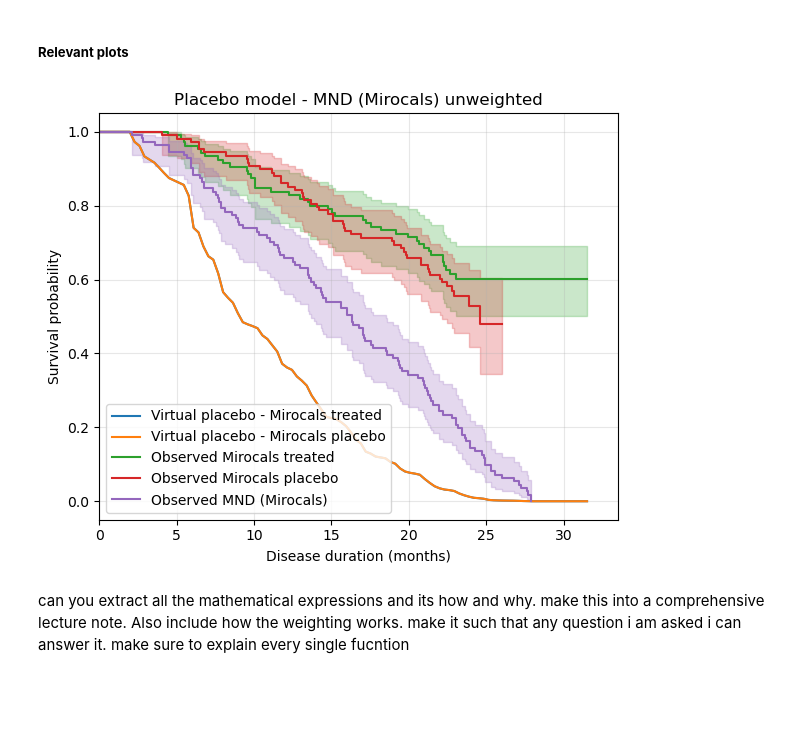
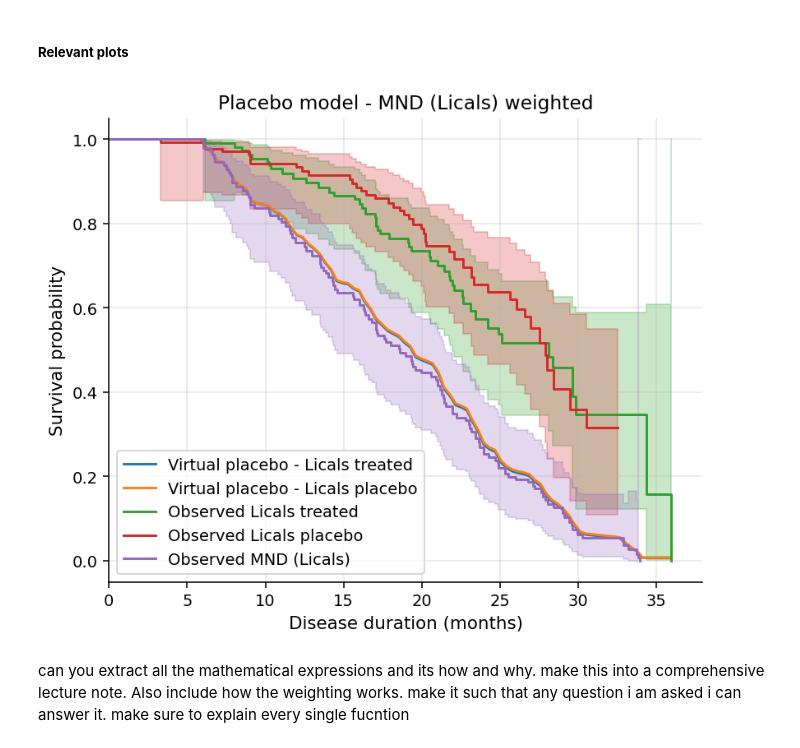
Before and after one commit to Uzoemeka/All_ALS_Data, a Jupyter notebook: 8.3_Using_only_cox_ph_model_with_weight_options.ipynb, the cells around one changed output. Cells and saved outputs as stored; diff of their text form; code cells hidden in the pictures; blank space fills up the shorter version.

```diff
--- a/8.3_Using_only_cox_ph_model_with_weight_options.ipynb
+++ b/8.3_Using_only_cox_ph_model_with_weight_options.ipynb
@@ -580,7 +596,7 @@ def log_transform_and_standardize_columns(df, cols):
         df[col + '_std'] = (df[col] - df[col].mean()) / df[col].std()
     return df
 
-cols_to_transform = ['Disease_DurationD', 'Diagnostic_Delay', 'Enrollment_Delay']
+cols_to_transform = ['Disease_DurationD', 'Diagnostic_Delay', 'Enrollment_Delay', 'slope']
 
 comb_mnd_lica_trt = log_transform_and_standardize_columns(comb_mnd_lica_trt, cols_to_transform)
 comb_mnd_miro_trt = log_transform_and_standardize_columns(comb_mnd_miro_trt, cols_to_transform)
@@ -672,12 +920,12 @@ df_mnd_miro_trt.head(2)
 # %%
 # create side-by-side plot
-fig, ax = plt.subplots(figsize=(5, 5))
+# fig, ax = plt.subplots(figsize=(4,4))
 
-# --- Plot 1: KDE plot ---
-sns.kdeplot(data=df_mnd_lica_trt, x='Enrollment_Delay', hue='data', fill=True, alpha=0.5, palette='Set1', ax=ax)
-ax.set_title("Clinical Trials Grouping of Survival Times")
-ax.set_xlabel("Survival Time (Months)")
-ax.set_ylabel("Density")
-# ax.legend(title="Clinical Trials Cluster")
-plt.tight_layout()
-plt.show()
+# # --- Plot 1: KDE plot ---
+# sns.kdeplot(data=df_mnd_lica_trt, x='Enrollment_Delay', hue='data', fill=True, alpha=0.5, palette='Set1', ax=ax)
+# ax.set_title("Clinical Trials Grouping of Survival Times")
+# ax.set_xlabel("Survival Time (Months)")
+# ax.set_ylabel("Density")
+# # ax.legend(title="Clinical Trials Cluster")
+# plt.tight_layout()
+# plt.show()
@@ -2409,13 +2655,13 @@ def plot_virtual_placebo_vs_treated_and_placebo(
 # %%
 # df_mnd_lica_trt.info()
 # %%
-popn_pla = df_mnd_miro_trt[df_mnd_miro_trt['Study_Arm_Placebo'] == 1].copy()
+popn_pla = df_mnd_lica_trt[df_mnd_lica_trt['Study_Arm_Placebo'] == 1].copy()
 
-covariates = ["Age", "Sex_Male", "Diagnostic_Delay", "Onset_Limb", 'Enrollment_Delay']
-forced_vars = ["Age", "Sex_Male", "Diagnostic_Delay", "Onset_Limb", 'Enrollment_Delay']
+covariates = ["Age", "Sex_Male", "Diagnostic_Delay", "Onset_Limb", 'slope']
+forced_vars = ["Age", "Sex_Male", "Diagnostic_Delay", "Onset_Limb", 'slope']
 
 t0_months = 20
-n_boot_full_strategy = 100
+n_boot_full_strategy = 10
 seed_rand = 4
 
 weight_col = None
@@ -2449,6 +2700,6 @@ Name: count, dtype: int64
 # %%
-trial_trt = df_mnd_miro_trt[df_mnd_miro_trt["Study_Arm_Placebo"] == 0].copy()
-trial_pla = df_mnd_miro_pla[df_mnd_miro_pla['data'] == "miro0_pla"].copy()
+trial_trt = df_mnd_lica_trt[df_mnd_lica_trt["Study_Arm_Placebo"] == 0].copy()
+trial_pla = df_mnd_lica_pla[df_mnd_lica_pla['data'] == "lical0_pla"].copy()
 
 ext = prep_df(trial_pla, covariates, weight_col=weight_col)
 
@@ -2533,40 +2785,40 @@ trial_placebo_df = prep_df(trial_pla.copy(), covariates, weight_col=weight_col)
 reg_placebo_df = prep_df(popn_pla.copy(), covariates, weight_col=weight_col)
 
 model_placebo, dev_placebo_used = fit_cox_model(
     dev_placebo_df,
     covariates=res_strategy.best_vars_full,
     weight_col=weight_col,
     time_col="Disease_Duration",
     event_col="Event",
     robust=True,
 )
 
 time_max = max(dev_placebo_used["Disease_Duration"].max(), trial_treated_df["Disease_Duration"].max())
 time_grid = np.linspace(0.05, time_max, 100)
 
 shrinkage = uniform_shrinkage_from_slope(res_strategy.slope_corr)
 
 plot_virtual_placebo_vs_treated_and_placebo(
     model_placebo = model_placebo,
     trial_treated_df = trial_treated_df,
     trial_placebo_df = trial_placebo_df,
     reg_placebo_df = reg_placebo_df,
     vars_final = res_strategy.best_vars_full,
     time_grid = time_grid,
     shrinkage = shrinkage,
     x_max = time_max + 2,
     weight_col = weight_col,
-    model_data='- MND (Mirocals) unweighted',
-    applied_trial_trt='Mirocals treated',
-    applied_trial_pla='Mirocals placebo',
-    obs_trial_treated='Mirocals treated',
-    obs_trial_placebo = "Mirocals placebo",
-    obs_reg_placebo='MND (Mirocals)',
+    model_data='- MND (Licals) weighted',
+    applied_trial_trt='Licals treated',
+    applied_trial_pla='Licals placebo',
+    obs_trial_treated='Licals treated',
+    obs_trial_placebo = "Licals placebo",
+    obs_reg_placebo='MND (Licals)',
     fig_max = 6,
     fig_min = 5,
 )
 # %% [output]
-[figure, old version]
+[figure, new version]
 # %% [markdown]
 can you extract all the mathematical expressions and its how and why. make this into a comprehensive lecture note. Also include how the weighting works. make it such that any question i am asked i can answer it. make sure to explain every single fucntion
 # %%
```
Also changed, not shown: parts of 56 cells of this notebook, 28 other files.
